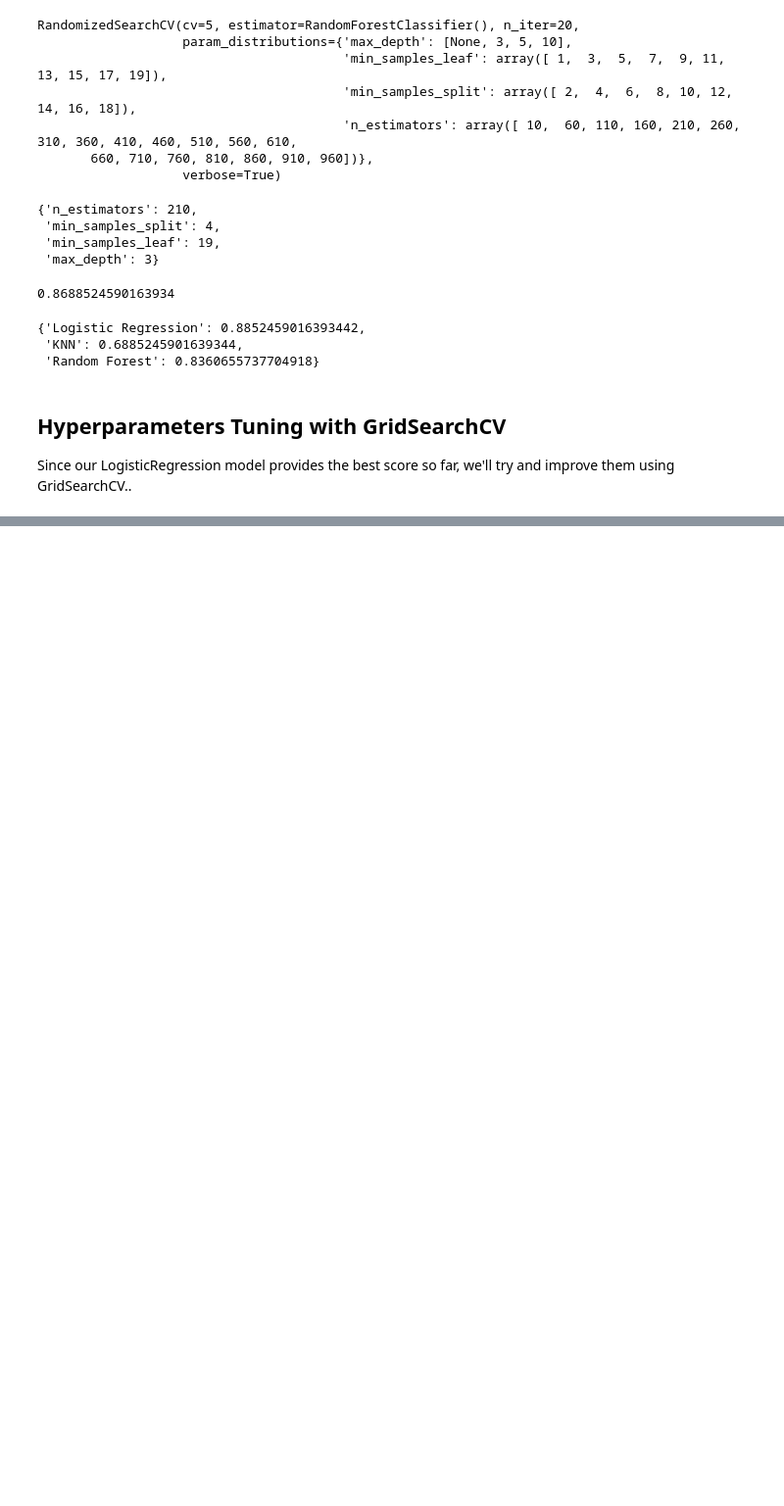
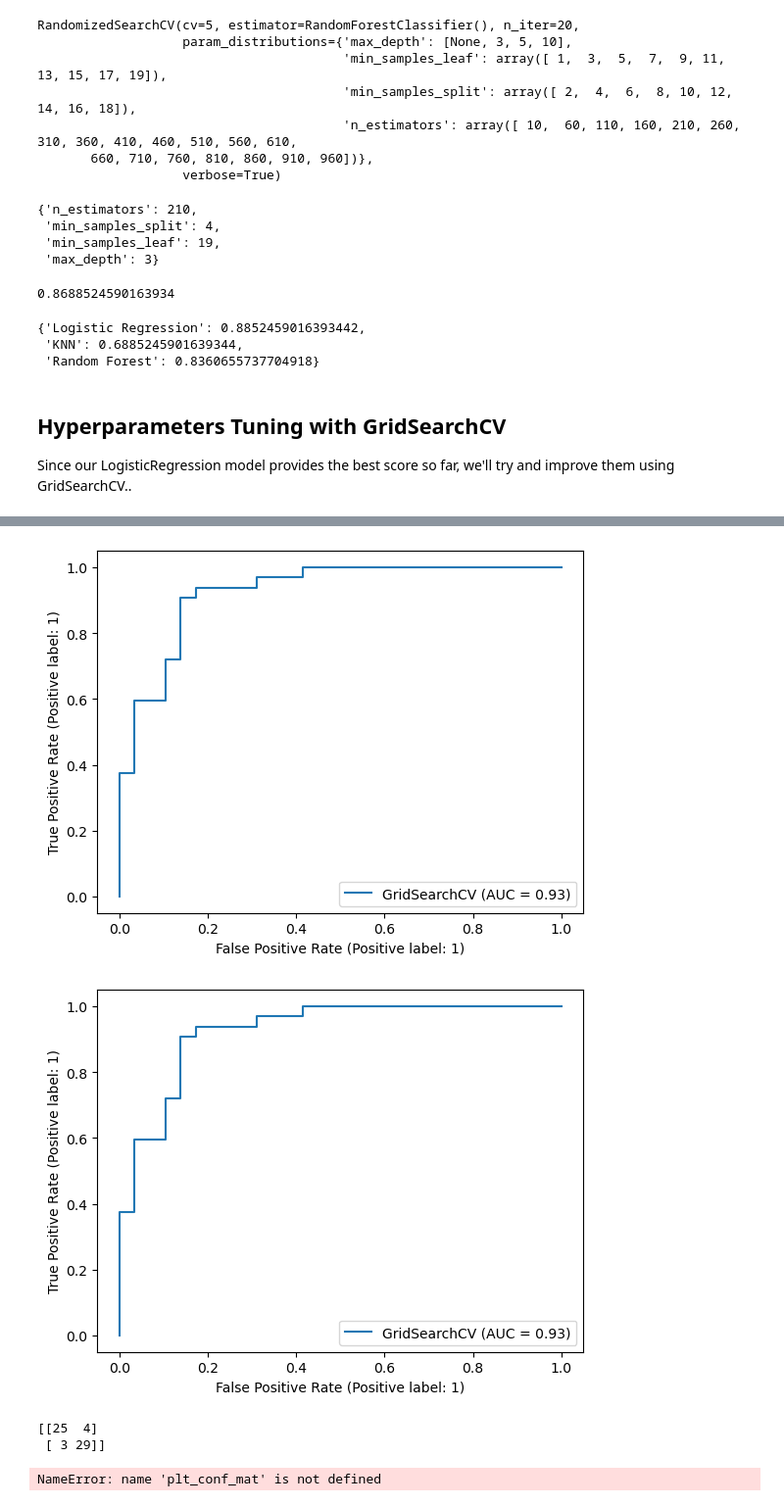
Before and after one commit to Tarun-Mittal-cell/HeartDiseasePredictionML, a Jupyter notebook: end-to-end-heart-disease-classification.ipynb, the cells around one changed output, grey strips where cells are left out. Shown at 98% size. Saved outputs shown, nothing was run; the diff lists cells and outputs as text; code cells hidden in the pictures; blank space fills up the shorter version.

Commit message:
using confusion matrix and ROC curve

```diff
--- a/end-to-end-heart-disease-classification.ipynb
+++ b/end-to-end-heart-disease-classification.ipynb
@@ -650,4 +650,4 @@ gs_log_reg = GridSearchCV(LogisticRegression(),
                           verbose=True)
 
 # Fit grid hyperparameter search model
-gs_log_reg.
+gs_log_reg.fit(X_train, y_train);
@@ -653,0 +709,29 @@ gs_log_reg.
+# %%
+# Plot ROC curve and calculate and calculate AUC metric
+RocCurveDisplay.from_estimator(gs_log_reg, X_test, y_test).plot();
+# %% [output]
+[figure, added]
+[figure, added]
+# %%
+# Confusion matrix
+print(confusion_matrix(y_test, y_preds))
+# %% [output]
+[[25  4]
+ [ 3 29]]
+# %%
+sns.set(font_scale=1.5)
+
+def plot_conf_mat(y_test, y_preds):
+    """
+    Plots a nice looking confusion matrix using Seaborn's heatmap()
+    """
+    fig, ax = plt.subplots(figsize=(3, 3))
+    ax = sns.heatmap(confusion_matrix(y_test, y_preds),
+                     annot=True,
+                     cbar=False)
+    plt.xlabel("True Label")
+    plt.ylabel("Predicted Label")
+
+plt_conf_mat(y_test, y_preds)
+# %% [output]
+NameError: name 'plt_conf_mat' is not defined
```
Also changed, not shown: parts of 9 cells of this notebook.
